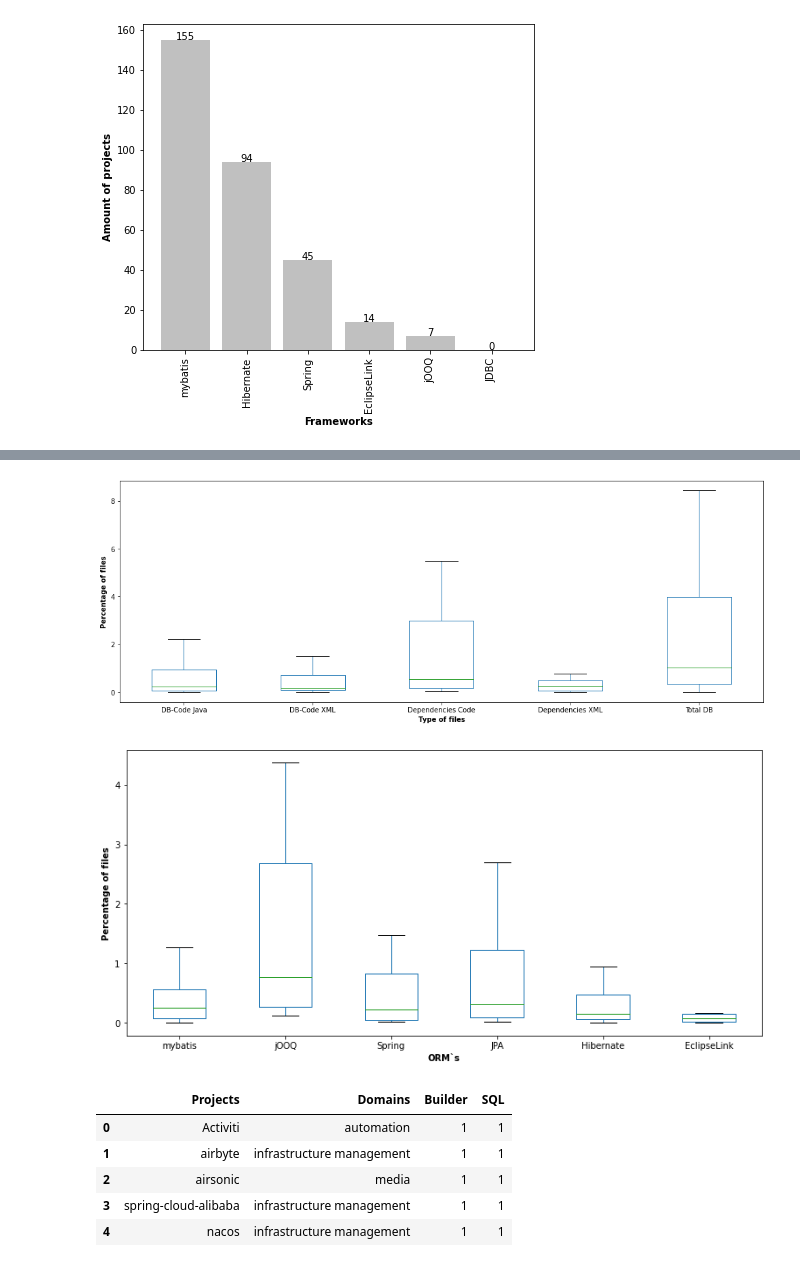
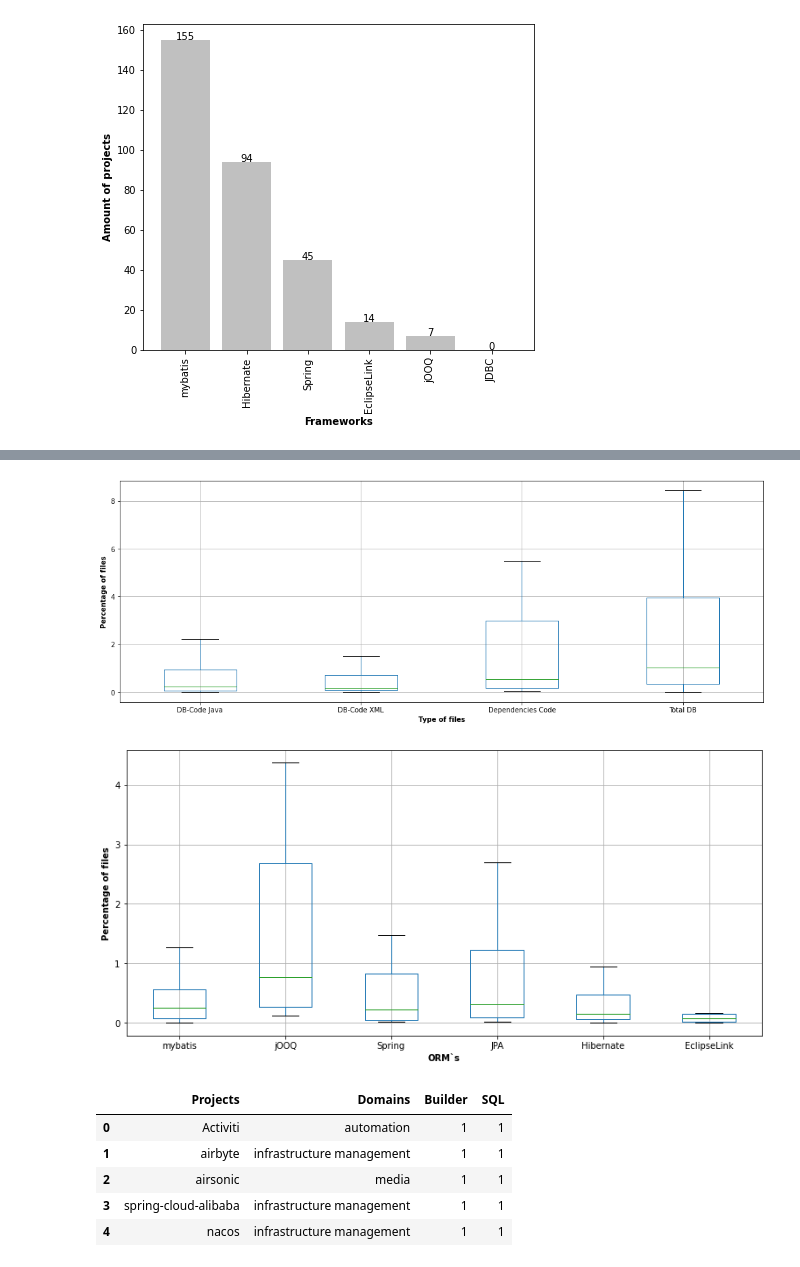
Before and after one commit to gems-uff/db-mining, a Jupyter notebook: src/results_implementation_characterization.ipynb, the cells around one changed output, grey strips where cells are left out. Drawn from its saved outputs; the diff is of its cells as text; code cells hidden in the pictures.

```diff
--- a/src/results_implementation_characterization.ipynb
+++ b/src/results_implementation_characterization.ipynb
@@ -132,14 +133,14 @@ plt.show()
 # %%
 import matplotlib.pyplot as plt
 plt.figure(figsize =(17, 6))
-stud_bplt = df.boxplot(column=['DB-Code Java', 'DB-Code XML', 'Dependencies Code', 'Dependencies XML', 'Total DB'], showfliers=False, grid=False)
+stud_bplt = df.boxplot(column=['DB-Code Java', 'DB-Code XML', 'Dependencies Code', 'Total DB'], showfliers=False)
 
 stud_bplt.plot()
 plt.ylabel("Percentage of files", fontweight = "bold")
 plt.xlabel("Type of files", fontweight = "bold")
 plt.show()
 # %% [output]
-[figure, old version]
+[figure, new version]
 # %%
 import matplotlib.pyplot as plt
 
@@ -147,13 +148,13 @@ CHARACTERIZATION_FILE_PATH = RESOURCE_DIR + os.sep + type_characterization[4]
 df = pd.read_excel(CHARACTERIZATION_FILE_PATH, engine = 'openpyxl')
 
 plt.figure(figsize =(13, 6))
-stud_bplt = df.boxplot(column=['mybatis', 'jOOQ', 'Spring', 'JPA', 'Hibernate', 'EclipseLink'], showfliers=False, grid=False);
+stud_bplt = df.boxplot(column=['mybatis', 'jOOQ', 'Spring', 'JPA', 'Hibernate', 'EclipseLink'], showfliers=False); #'mybatis', 'jOOQ', 'Spring', 'JPA', 'Hibernate', 'EclipseLink'
 stud_bplt.plot()
 plt.xlabel("ORM`s", fontweight = "bold")
 plt.ylabel("Percentage of files", fontweight = "bold")
 plt.show()
 # %% [output]
-[figure, old version]
+[figure, new version]
 # %%
 CHARACTERIZATION_FILE_PATH = RESOURCE_DIR + os.sep + type_characterization[3]
 df = pd.read_excel(CHARACTERIZATION_FILE_PATH, engine = 'openpyxl')
```
Also changed, not shown: parts of 6 cells of this notebook, 4 other files.
